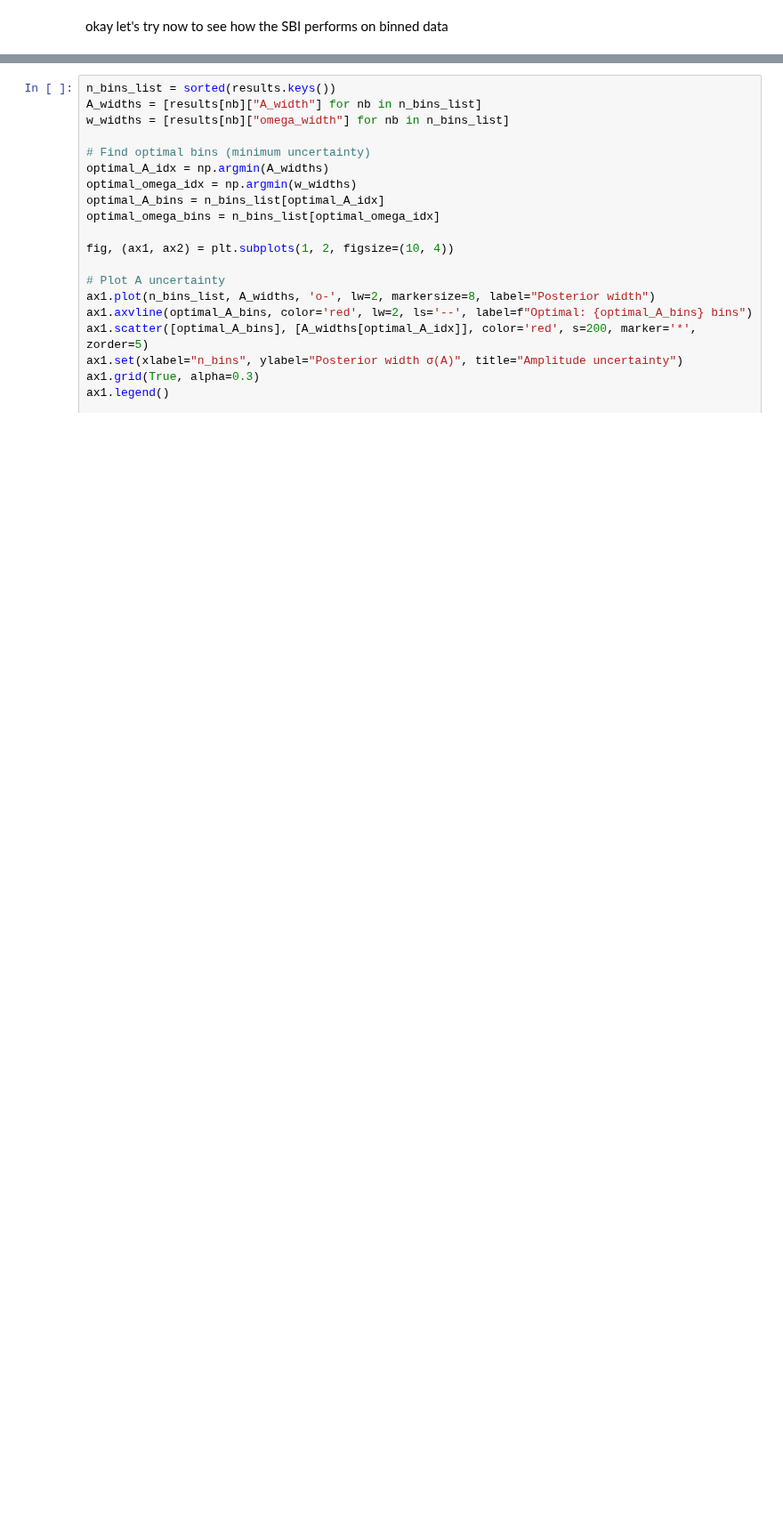
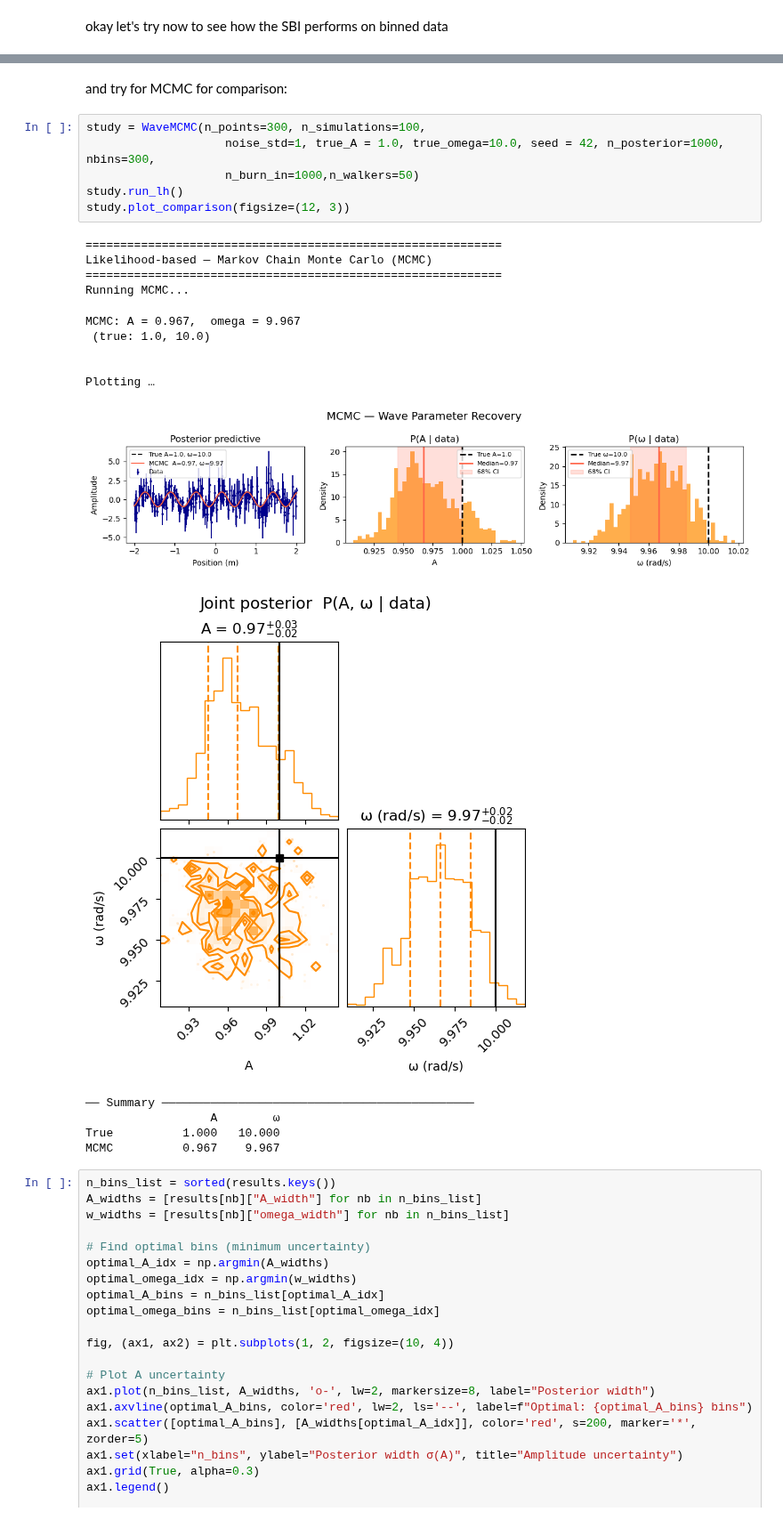
Before and after one commit to shubhamDgr/Simulation-based-inference-on-gravitational-wave-data, a Jupyter notebook: sbi_mcmc_wave.ipynb, the cells around one changed output, grey strips where cells are left out. Shown at 89% size. Cells and saved outputs as stored; diff of their text form; blank space fills up the shorter version.

Commit message:
Implement MCMC method

```diff
--- a/sbi_mcmc_wave.ipynb
+++ b/sbi_mcmc_wave.ipynb
@@ -358,3 +688,27 @@ Plotting …
+# %% [markdown]
+and try for MCMC for comparison:
+# %%
+study = WaveMCMC(n_points=300, n_simulations=100,
+                    noise_std=1, true_A = 1.0, true_omega=10.0, seed = 42, n_posterior=1000, nbins=300,
+                    n_burn_in=1000,n_walkers=50)
+study.run_lh()
+study.plot_comparison(figsize=(12, 3))
+# %% [output]
+============================================================
+Likelihood-based — Markov Chain Monte Carlo (MCMC)
+============================================================
+Running MCMC...
+MCMC: A = 0.967,  omega = 9.967
+ (true: 1.0, 10.0)
+
+
+Plotting …
+[figure, added]
+[figure, added]
+── Summary ─────────────────────────────────────────────
+                  A        ω
+True          1.000   10.000
+MCMC          0.967    9.967
 # %%
 n_bins_list = sorted(results.keys())
 A_widths = [results[nb]["A_width"] for nb in n_bins_list]
```
Also changed, not shown: parts of 5 cells of this notebook.
